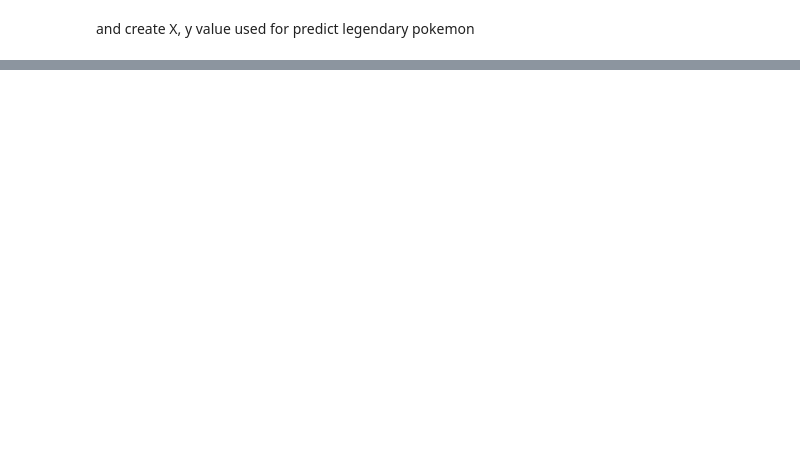
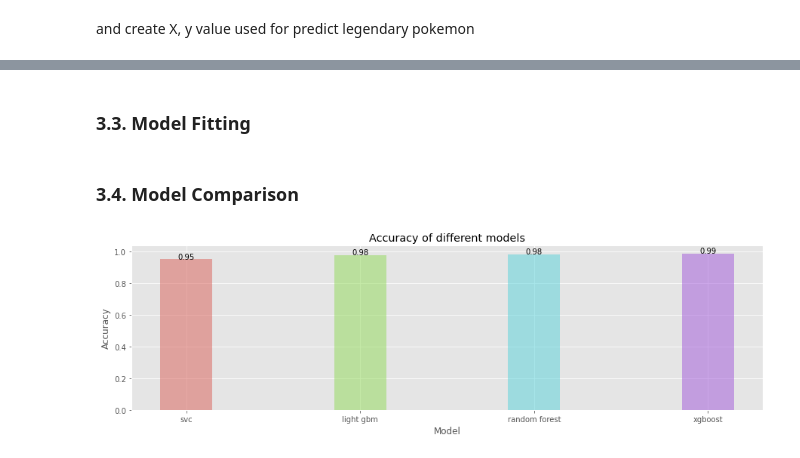
Before and after one commit to MarsSeo/kaggle, a Jupyter notebook: pokemon-data-visualization-is-or-not-legendary.ipynb, the cells around one changed output, grey strips where cells are left out. Cells and saved outputs as stored; diff of their text form; code cells hidden in the pictures; blank space fills up the shorter version.

Commit message:
Kaggle Notebook | 💥data analysis on pokemon data(is or not legend) | Version 15

```diff
--- a/pokemon-data-visualization-is-or-not-legendary.ipynb
+++ b/pokemon-data-visualization-is-or-not-legendary.ipynb
@@ -321,5 +305,5 @@ split data using train_test_split
 # %%
-X_train, X_test, y_train, y_test = train_test_split(X,
+train_X, test_X, train_y, test_y = train_test_split(X,
                                                     y,
                                                     test_size=0.3,
                                                     random_state=116)
@@ -379,0 +367,48 @@ to be continued..
+# %% [markdown]
+### 3.3. Model Fitting
+# %%
+random_state = 116
+
+classifiers = []
+classifiers.append(svc)
+classifiers.append(rfc)
+classifiers.append(xgbr)
+classifiers.append(lgbm)
+# classifiers.append(catboost)
+
+accuracy_list = []
+
+auc_list=[]
+
+for classifier in classifiers :
+#     print('1')
+    y_pred=classifier.predict(test_X)
+    y_pred_proba=classifier.predict_proba(test_X)[:,1]
+#     print(y_pred_proba)
+    accuracy_list.append(accuracy_score(test_y, y_pred))
+    auc_list.append(roc_auc_score(test_y, y_pred_proba))
+
+accuracy_dict={}
+for i in range(4):
+    key=['svc','random forest','xgboost','light gbm','catboost'][i]
+    accuracy_dict[key]=accuracy_list[i]
+
+accuracy_dict_sorted=dict(sorted(accuracy_dict.items(), key=lambda item: item[1]))
+# %% [markdown]
+### 3.4. Model Comparison
+# %%
+plt.rcParams["figure.figsize"] = (15,4)
+colors = sns.color_palette('hls',len(accuracy_dict_sorted))
+plt.bar(x=list(accuracy_dict_sorted.keys()),
+        height=list(accuracy_dict_sorted.values()),
+        width=0.3,
+        alpha=0.5,
+        color = colors
+       )
+plt.xlabel('Model')
+plt.ylabel('Accuracy')
+plt.title('Accuracy of different models')
+for x,y in zip(range(6),list(accuracy_dict_sorted.values())):
+    plt.text(x,y+0.002,'%.2f'%y,ha="center")
+# %% [output]
+[figure, added]
```
Also changed, not shown: parts of 13 cells of this notebook.
